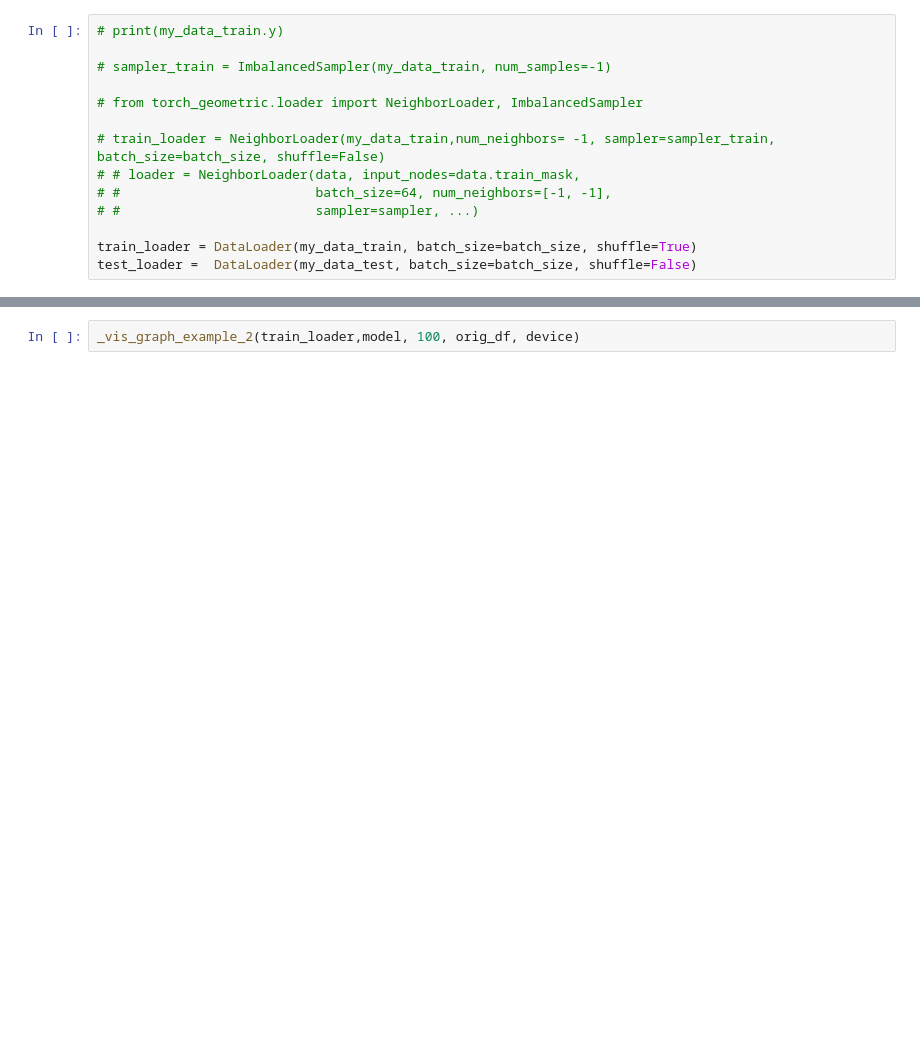
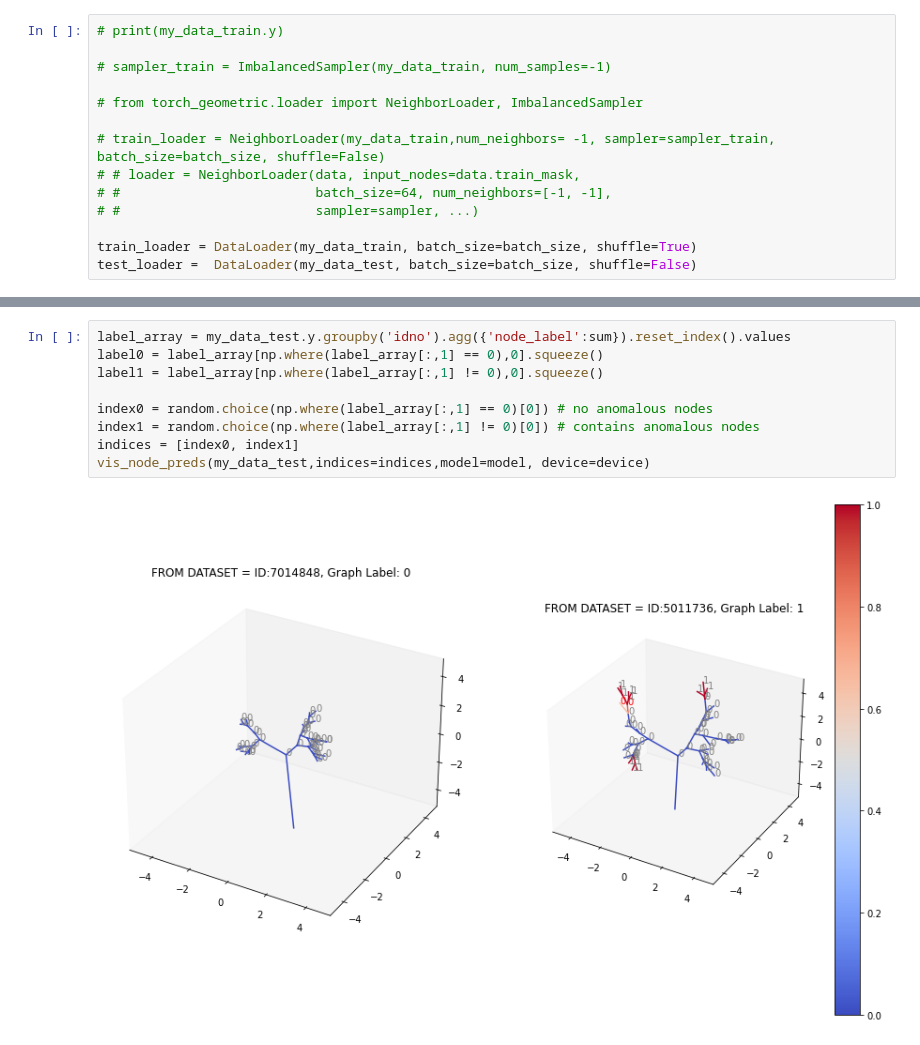
Before and after one commit to s-n-naik/airway_exploration, a Jupyter notebook: graph_networks/graph_network_training.ipynb, the cells around one changed output, grey strips where cells are left out. Drawn from its saved outputs; the diff is of its cells as text; blank space fills up the shorter version.

```diff
--- a/graph_networks/graph_network_training.ipynb
+++ b/graph_networks/graph_network_training.ipynb
@@ -999,2 +1041,11 @@ KeyboardInterrupt:
-# %%
-_vis_graph_example_2(train_loader,model, 100, orig_df, device)
+# %%
+label_array = my_data_test.y.groupby('idno').agg({'node_label':sum}).reset_index().values
+label0 = label_array[np.where(label_array[:,1] == 0),0].squeeze()
+label1 = label_array[np.where(label_array[:,1] != 0),0].squeeze()
+
+index0 = random.choice(np.where(label_array[:,1] == 0)[0]) # no anomalous nodes
+index1 = random.choice(np.where(label_array[:,1] != 0)[0]) # contains anomalous nodes
+indices = [index0, index1]
+vis_node_preds(my_data_test,indices=indices,model=model, device=device)
+# %% [output]
+[figure, added]
```
Also changed, not shown: parts of 15 cells of this notebook.
